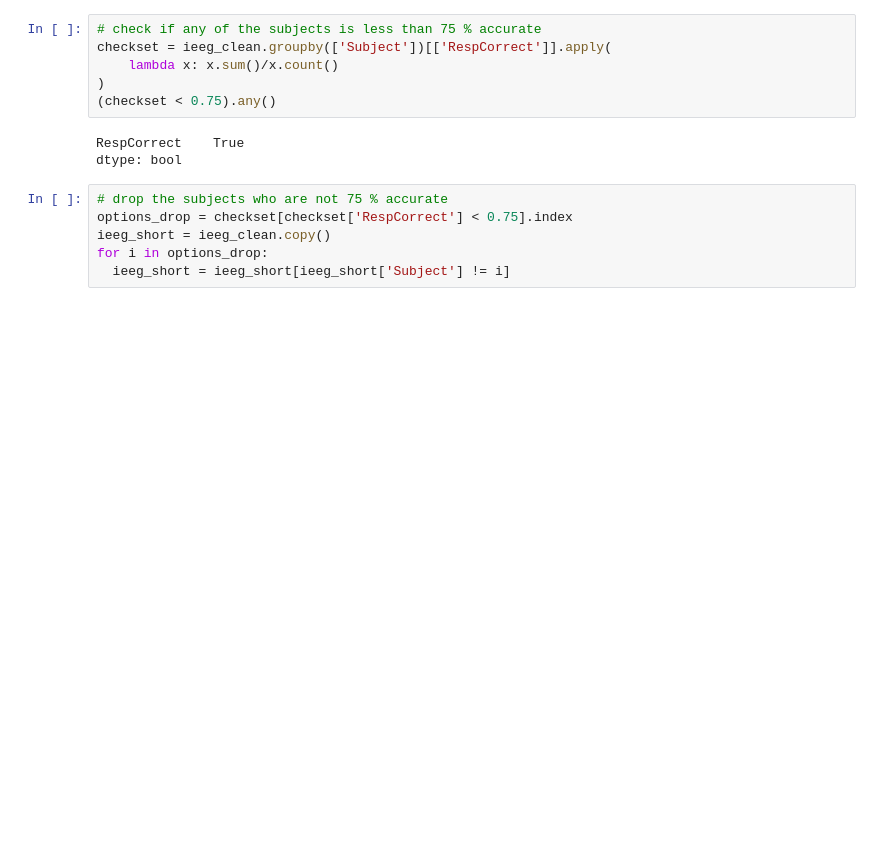
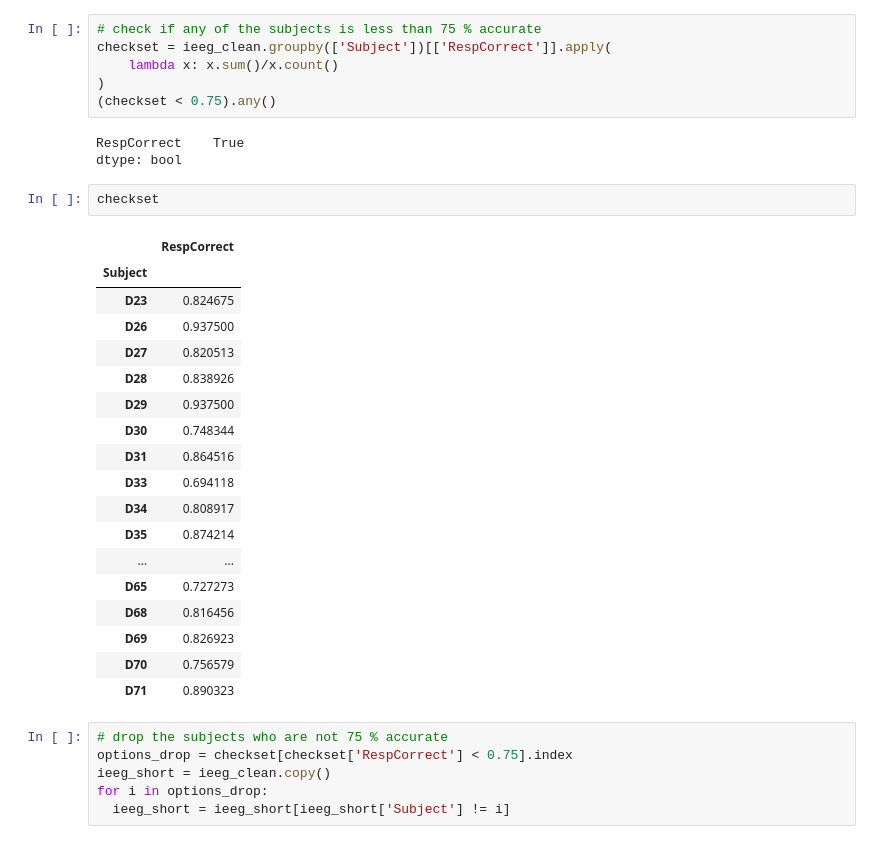
Before and after one commit to cristinarainich/Sternberg_analysis, a Jupyter notebook: iEEG_dataset.ipynb, the cells around one changed output. Cells and saved outputs as stored; diff of their text form; blank space fills up the shorter version.

```diff
--- a/iEEG_dataset.ipynb
+++ b/iEEG_dataset.ipynb
@@ -128,6 +128,27 @@ checkset = ieeg_clean.groupby(['Subject'])[['RespCorrect']].apply(
 # %% [output]
 RespCorrect    True
 dtype: bool
+# %%
+checkset
+# %% [output]
+|  | RespCorrect |
+| Subject |  |
+| D23 | 0.824675 |
+| D26 | 0.937500 |
+| D27 | 0.820513 |
+| D28 | 0.838926 |
+| D29 | 0.937500 |
+| D30 | 0.748344 |
+| D31 | 0.864516 |
+| D33 | 0.694118 |
+| D34 | 0.808917 |
+| D35 | 0.874214 |
+| ... | ... |
+| D65 | 0.727273 |
+| D68 | 0.816456 |
+| D69 | 0.826923 |
+| D70 | 0.756579 |
+| D71 | 0.890323 |
 # %%
 # drop the subjects who are not 75 % accurate
 options_drop = checkset[checkset['RespCorrect'] < 0.75].index
```
Also changed, not shown: parts of 10 cells of this notebook.
